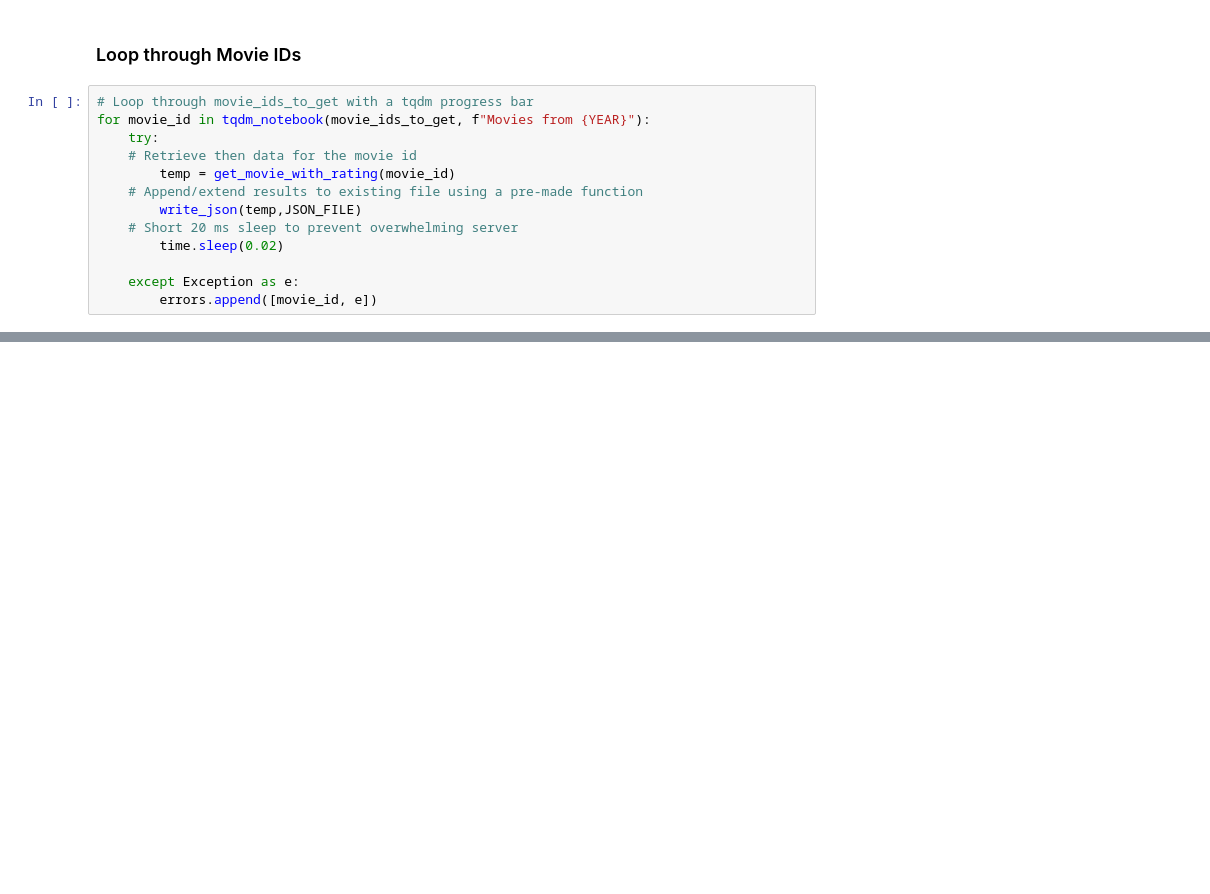
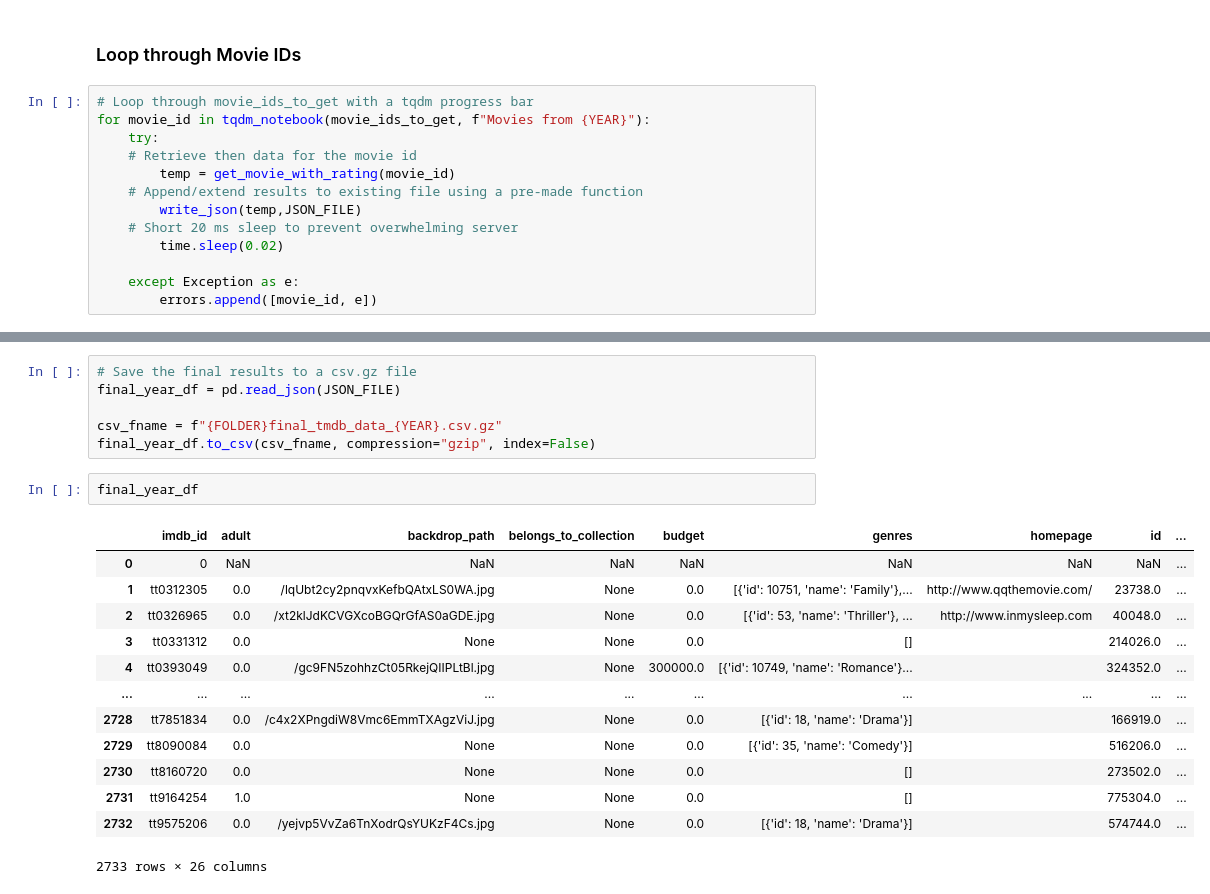
Before and after one commit to EhLeeOod/movie-project, a Jupyter notebook: Practicing-TMDB-API-calls.ipynb, the cells around one changed output, grey strips where cells are left out. Cells and saved outputs as stored; diff of their text form; blank space fills up the shorter version.

Commit message:
obtained results from 2001-2002

```diff
--- a/Practicing-TMDB-API-calls.ipynb
+++ b/Practicing-TMDB-API-calls.ipynb
@@ -185,0 +186,22 @@ print(f"- Total errors: {len(errors)}")
+# %%
+# Save the final results to a csv.gz file
+final_year_df = pd.read_json(JSON_FILE)
+
+csv_fname = f"{FOLDER}final_tmdb_data_{YEAR}.csv.gz"
+final_year_df.to_csv(csv_fname, compression="gzip", index=False)
+# %%
+final_year_df
+# %% [output]
+|  | imdb_id | adult | backdrop_path | belongs_to_collection | budget | genres | homepage | id | ... |
+| 0 | 0 | NaN | NaN | NaN | NaN | NaN | NaN | NaN | ... |
+| 1 | tt0312305 | 0.0 | /lqUbt2cy2pnqvxKefbQAtxLS0WA.jpg | None | 0.0 | [{'id': 10751, 'name': 'Family'},... | http://www.qqthemovie.com/ | 23738.0 | ... |
+| 2 | tt0326965 | 0.0 | /xt2klJdKCVGXcoBGQrGfAS0aGDE.jpg | None | 0.0 | [{'id': 53, 'name': 'Thriller'}, ... | http://www.inmysleep.com | 40048.0 | ... |
+| 3 | tt0331312 | 0.0 | None | None | 0.0 | [] |  | 214026.0 | ... |
+| 4 | tt0393049 | 0.0 | /gc9FN5zohhzCt05RkejQIIPLtBl.jpg | None | 300000.0 | [{'id': 10749, 'name': 'Romance'}... |  | 324352.0 | ... |
+| ... | ... | ... | ... | ... | ... | ... | ... | ... | ... |
+| 2728 | tt7851834 | 0.0 | /c4x2XPngdiW8Vmc6EmmTXAgzViJ.jpg | None | 0.0 | [{'id': 18, 'name': 'Drama'}] |  | 166919.0 | ... |
+| 2729 | tt8090084 | 0.0 | None | None | 0.0 | [{'id': 35, 'name': 'Comedy'}] |  | 516206.0 | ... |
+| 2730 | tt8160720 | 0.0 | None | None | 0.0 | [] |  | 273502.0 | ... |
+| 2731 | tt9164254 | 1.0 | None | None | 0.0 | [] |  | 775304.0 | ... |
+| 2732 | tt9575206 | 0.0 | /yejvp5VvZa6TnXodrQsYUKzF4Cs.jpg | None | 0.0 | [{'id': 18, 'name': 'Drama'}] |  | 574744.0 | ... |
+2733 rows × 26 columns
```
Also changed, not shown: parts of 2 cells of this notebook, 7 other files.
